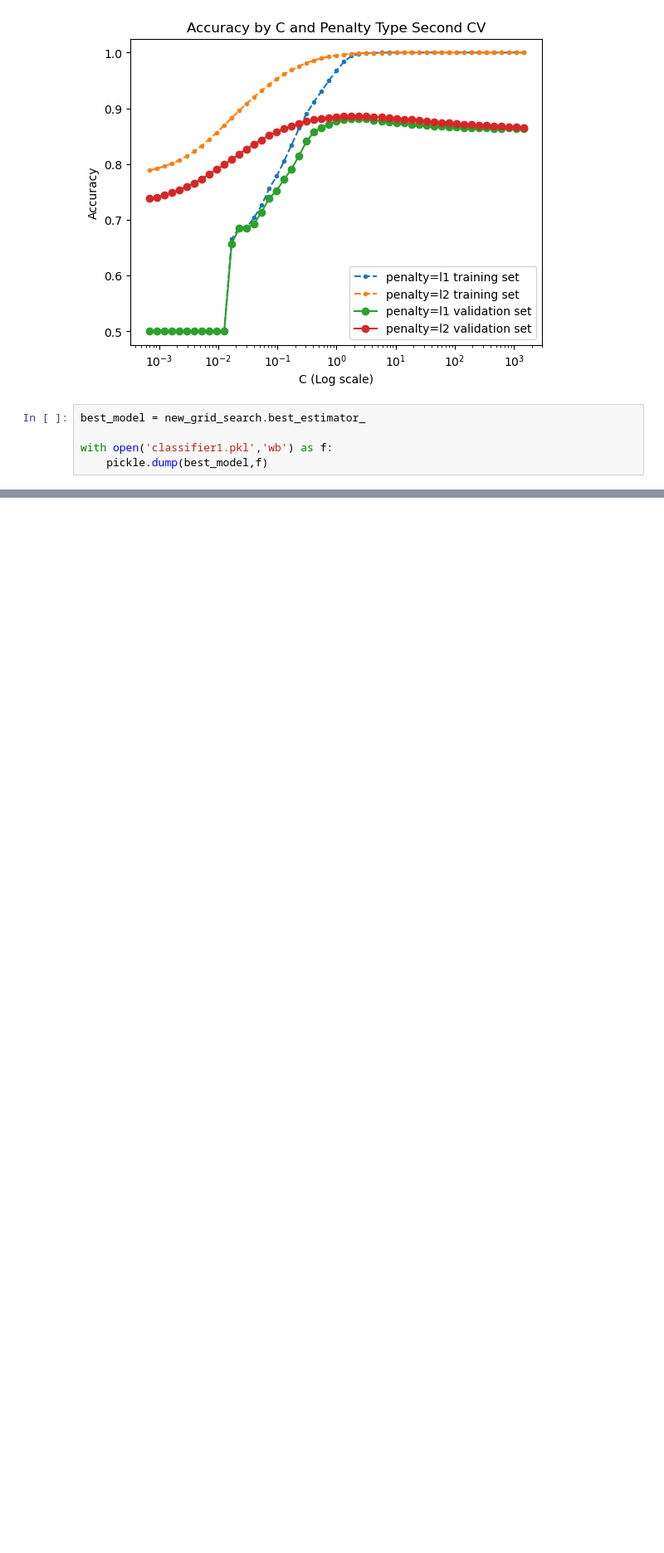
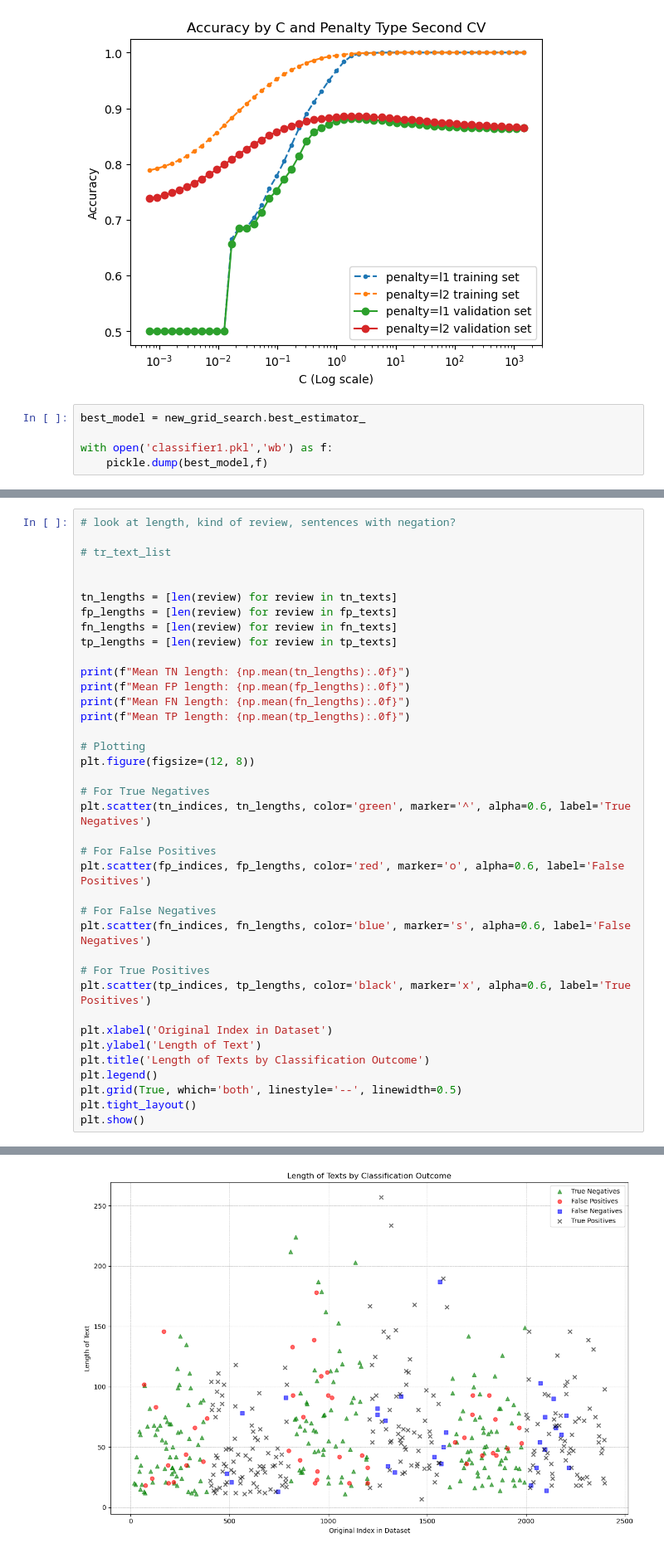
Before and after one commit to Alyssawi/cs135_projA, a Jupyter notebook: p1.ipynb, the cells around one changed output, grey strips where cells are left out. Shown: that part at 83% size. Cells and saved outputs as stored; diff of their text form; blank space fills up the shorter version.

```diff
--- a/p1.ipynb
+++ b/p1.ipynb
@@ -205,0 +259,39 @@ with open('classifier1.pkl','wb') as f:
+# %%
+# look at length, kind of review, sentences with negation?
+
+# tr_text_list
+
+
+tn_lengths = [len(review) for review in tn_texts]
+fp_lengths = [len(review) for review in fp_texts]
+fn_lengths = [len(review) for review in fn_texts]
+tp_lengths = [len(review) for review in tp_texts]
+
+print(f"Mean TN length: {np.mean(tn_lengths):.0f}")
+print(f"Mean FP length: {np.mean(fp_lengths):.0f}")
+print(f"Mean FN length: {np.mean(fn_lengths):.0f}")
+print(f"Mean TP length: {np.mean(tp_lengths):.0f}")
+
+# Plotting
+plt.figure(figsize=(12, 8))
+
+# For True Negatives
+plt.scatter(tn_indices, tn_lengths, color='green', marker='^', alpha=0.6, label='True Negatives')
+
+# For False Positives
+plt.scatter(fp_indices, fp_lengths, color='red', marker='o', alpha=0.6, label='False Positives')
+
+# For False Negatives
+plt.scatter(fn_indices, fn_lengths, color='blue', marker='s', alpha=0.6, label='False Negatives')
+
+# For True Positives
+plt.scatter(tp_indices, tp_lengths, color='black', marker='x', alpha=0.6, label='True Positives')
+
+plt.xlabel('Original Index in Dataset')
+plt.ylabel('Length of Text')
+plt.title('Length of Texts by Classification Outcome')
+plt.legend()
+plt.grid(True, which='both', linestyle='--', linewidth=0.5)
+plt.tight_layout()
+plt.show()
+# %% [output]
@@ -205,0 +302 @@ with open('classifier1.pkl','wb') as f:
+[figure, added]
```
Also changed, not shown: parts of 9 cells of this notebook, 1 other file.
